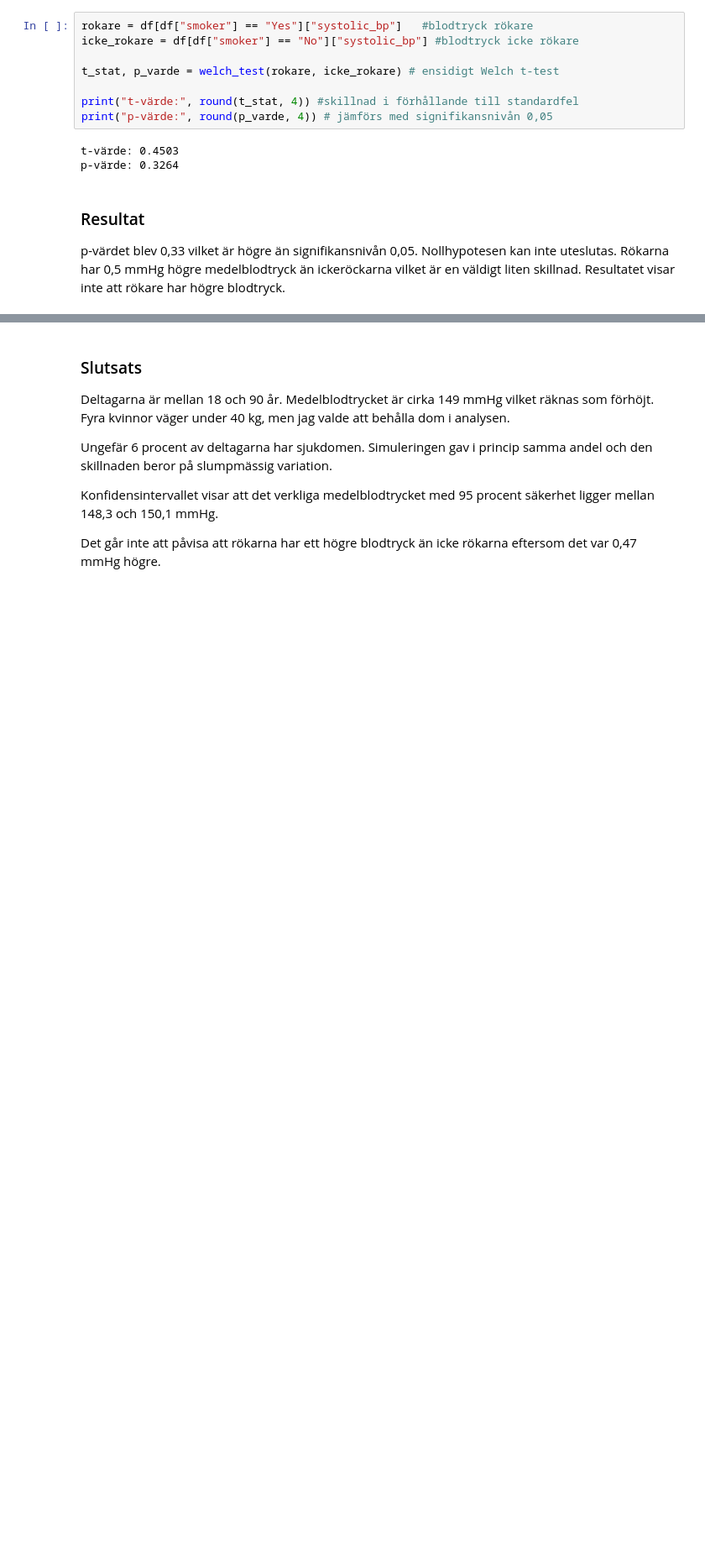
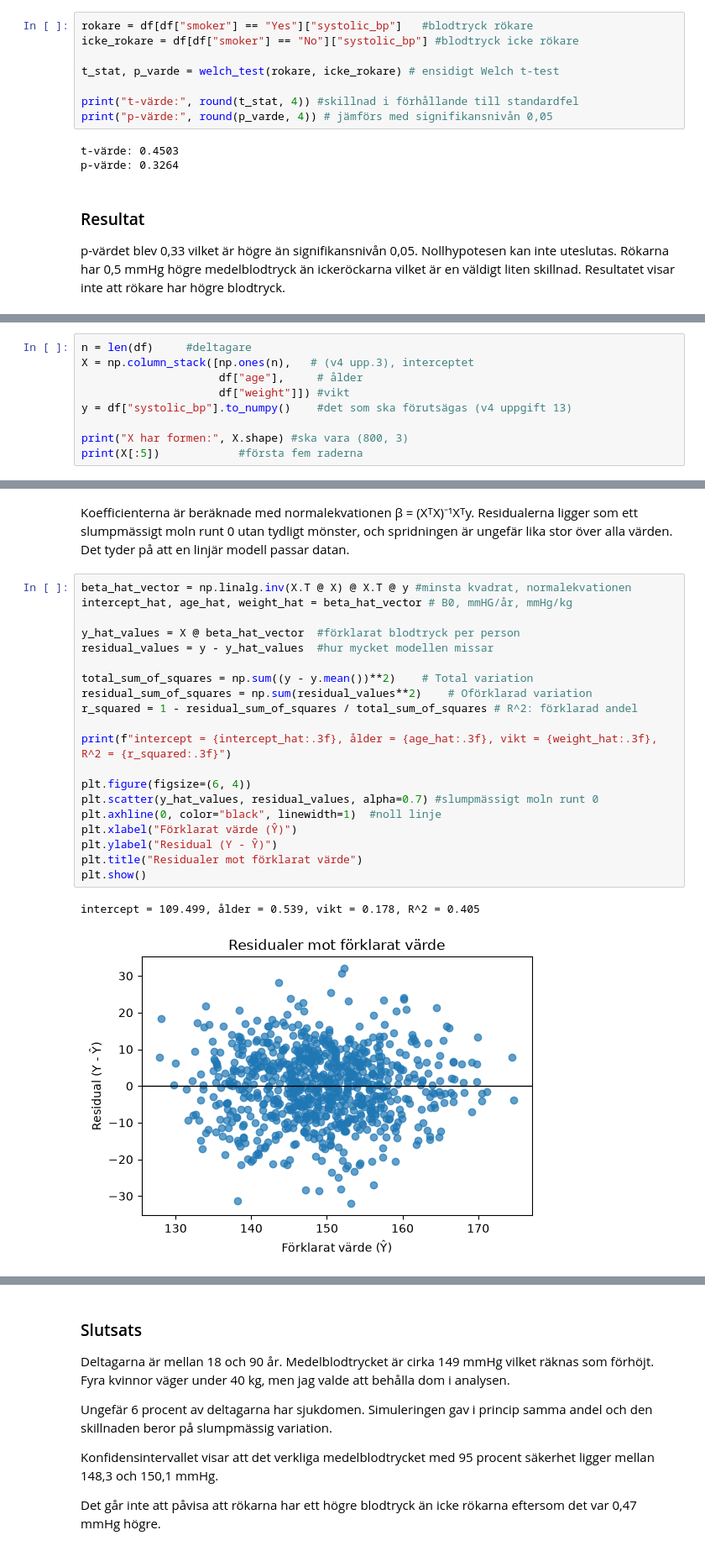
Before and after one commit to belminalic1/Healthstudy, a Jupyter notebook: analysis.ipynb, the cells around one changed output, grey strips where cells are left out. Shown at 84% size. Saved outputs shown, nothing was run; the diff lists cells and outputs as text; blank space fills up the shorter version.

Commit message:
Linjär regression med NumPy och sklearn

```diff
--- a/analysis.ipynb
+++ b/analysis.ipynb
@@ -268,0 +272,9 @@ p-värdet blev 0,33 vilket är högre än signifikansnivån 0,05. Nollhypotesen
+# %%
+n = len(df)     #deltagare
+X = np.column_stack([np.ones(n),   # (v4 upp.3), interceptet
+                     df["age"],     # ålder
+                     df["weight"]]) #vikt
+y = df["systolic_bp"].to_numpy()    #det som ska förutsägas (v4 uppgift 13)
+
+print("X har formen:", X.shape) #ska vara (800, 3)
+print(X[:5])            #första fem raderna
@@ -268,0 +314,27 @@ p-värdet blev 0,33 vilket är högre än signifikansnivån 0,05. Nollhypotesen
+# %% [markdown]
+Koefficienterna är beräknade med normalekvationen β = (XᵀX)⁻¹Xᵀy. Residualerna ligger som ett
+slumpmässigt moln runt 0 utan tydligt mönster, och spridningen är ungefär lika stor över alla värden.
+Det tyder på att en linjär modell passar datan.
+# %%
+beta_hat_vector = np.linalg.inv(X.T @ X) @ X.T @ y #minsta kvadrat, normalekvationen
+intercept_hat, age_hat, weight_hat = beta_hat_vector # B0, mmHG/år, mmHg/kg
+
+y_hat_values = X @ beta_hat_vector  #förklarat blodtryck per person
+residual_values = y - y_hat_values  #hur mycket modellen missar
+
+total_sum_of_squares = np.sum((y - y.mean())**2)    # Total variation
+residual_sum_of_squares = np.sum(residual_values**2)    # Oförklarad variation
+r_squared = 1 - residual_sum_of_squares / total_sum_of_squares # R^2: förklarad andel
+
+print(f"intercept = {intercept_hat:.3f}, ålder = {age_hat:.3f}, vikt = {weight_hat:.3f}, R^2 = {r_squared:.3f}")
+
+plt.figure(figsize=(6, 4))
+plt.scatter(y_hat_values, residual_values, alpha=0.7) #slumpmässigt moln runt 0
+plt.axhline(0, color="black", linewidth=1)  #noll linje
+plt.xlabel("Förklarat värde (Ŷ)")
+plt.ylabel("Residual (Y - Ŷ)")
+plt.title("Residualer mot förklarat värde")
+plt.show()
+# %% [output]
+intercept = 109.499, ålder = 0.539, vikt = 0.178, R^2 = 0.405
+[figure, added]
```
Also changed, not shown: parts of 5 cells of this notebook.
